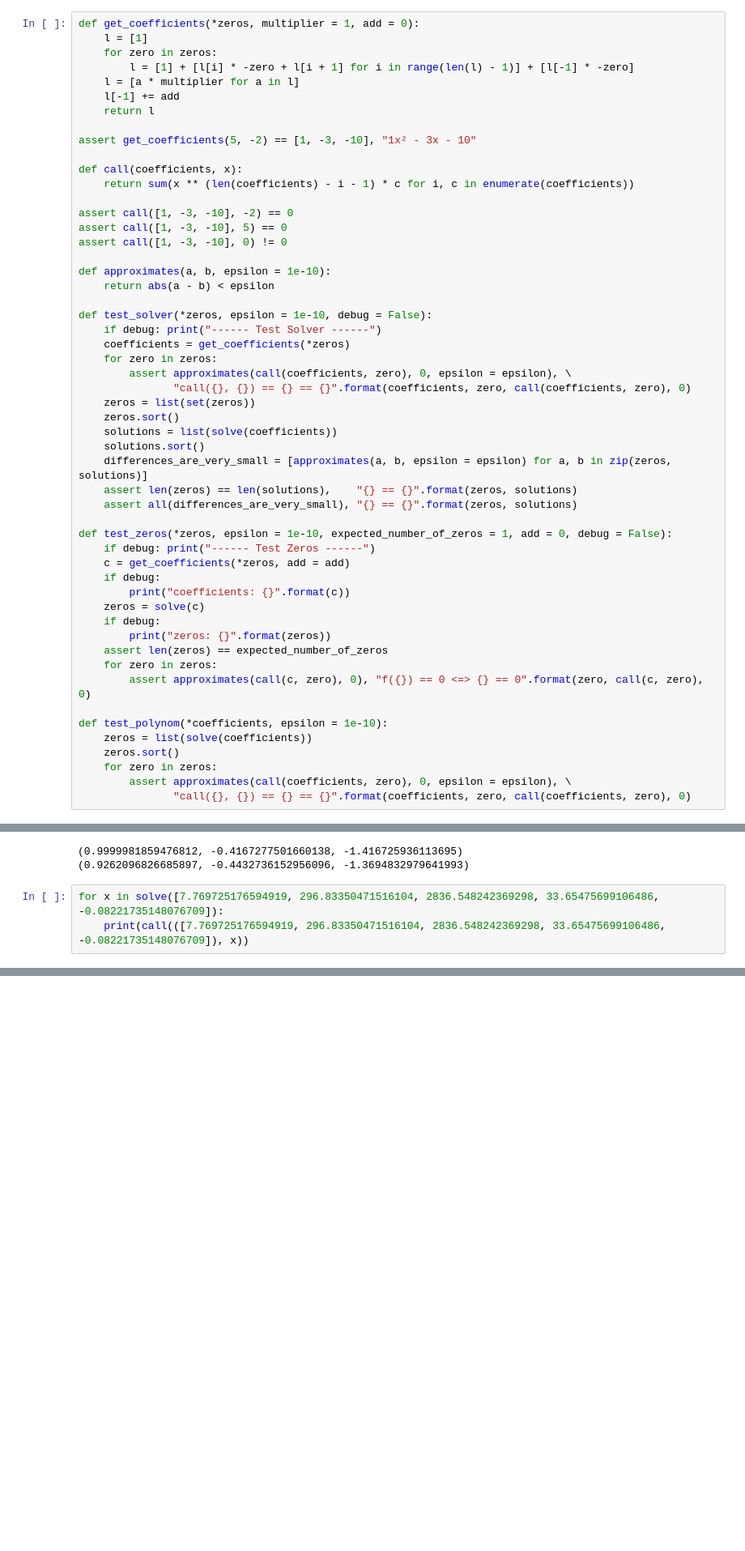
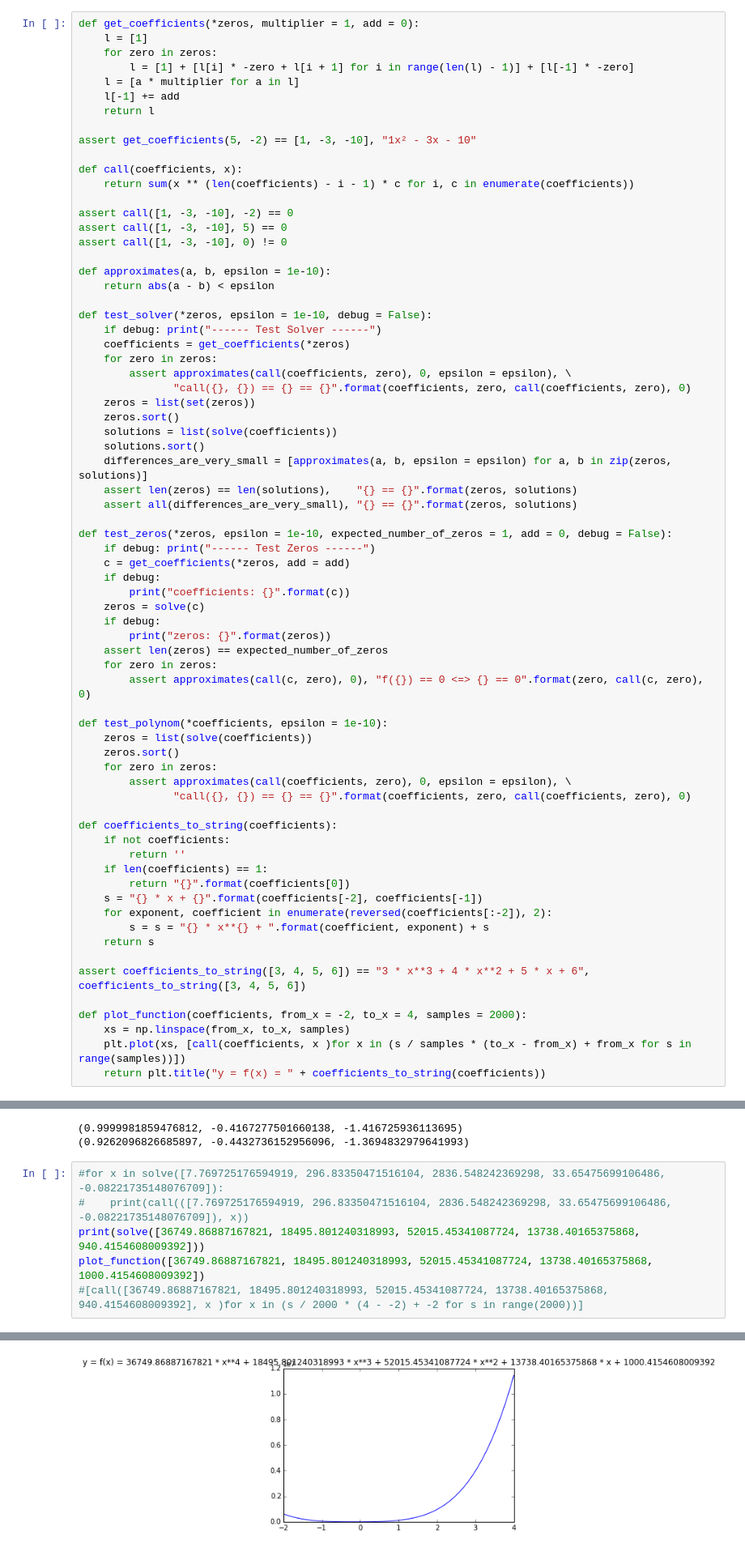
Before and after one commit to niccokunzmann/positioning_system, a Jupyter notebook: nullstellen.ipynb, the cells around one changed output, grey strips where cells are left out. Shown at 81% size. Drawn from its saved outputs; the diff is of its cells as text; blank space fills up the shorter version.

```diff
--- a/nullstellen.ipynb
+++ b/nullstellen.ipynb
@@ -78,6 +82,23 @@ def test_polynom(*coefficients, epsilon = 1e-10):
     for zero in zeros:
         assert approximates(call(coefficients, zero), 0, epsilon = epsilon), \
                "call({}, {}) == {} == {}".format(coefficients, zero, call(coefficients, zero), 0)
+
+def coefficients_to_string(coefficients):
+    if not coefficients:
+        return ''
+    if len(coefficients) == 1:
+        return "{}".format(coefficients[0])
+    s = "{} * x + {}".format(coefficients[-2], coefficients[-1])
+    for exponent, coefficient in enumerate(reversed(coefficients[:-2]), 2):
+        s = s = "{} * x**{} + ".format(coefficient, exponent) + s
+    return s
+
+assert coefficients_to_string([3, 4, 5, 6]) == "3 * x**3 + 4 * x**2 + 5 * x + 6", coefficients_to_string([3, 4, 5, 6])
+
+def plot_function(coefficients, from_x = -2, to_x = 4, samples = 2000):
+    xs = np.linspace(from_x, to_x, samples)
+    plt.plot(xs, [call(coefficients, x )for x in (s / samples * (to_x - from_x) + from_x for s in range(samples))])
+    return plt.title("y = f(x) = " + coefficients_to_string(coefficients))
 # %%
 def solve_0(a):
     if a == 0:
@@ -578,6 +611,9 @@ print(get_dt(1, 2, -1, 2))
 (0.9999981859476812, -0.4167277501660138, -1.416725936113695)
 (0.9262096826685897, -0.4432736152956096, -1.3694832979641993)
 # %%
-for x in solve([7.769725176594919, 296.83350471516104, 2836.548242369298, 33.65475699106486, -0.08221735148076709]):
-    print(call(([7.769725176594919, 296.83350471516104, 2836.548242369298, 33.65475699106486, -0.08221735148076709]), x))
+#for x in solve([7.769725176594919, 296.83350471516104, 2836.548242369298, 33.65475699106486, -0.08221735148076709]):
+#    print(call(([7.769725176594919, 296.83350471516104, 2836.548242369298, 33.65475699106486, -0.08221735148076709]), x))
+print(solve([36749.86887167821, 18495.801240318993, 52015.45341087724, 13738.40165375868, 940.4154608009392]))
+plot_function([36749.86887167821, 18495.801240318993, 52015.45341087724, 13738.40165375868, 1000.4154608009392])
+#[call([36749.86887167821, 18495.801240318993, 52015.45341087724, 13738.40165375868, 940.4154608009392], x )for x in (s / 2000 * (4 - -2) + -2 for s in range(2000))]
 # %% [output]
@@ -592,0 +627 @@ approximation of 0: 6.490130655123494e-10
+[figure, added]
```
Also changed, not shown: parts of 5 cells of this notebook, 1 other file.
